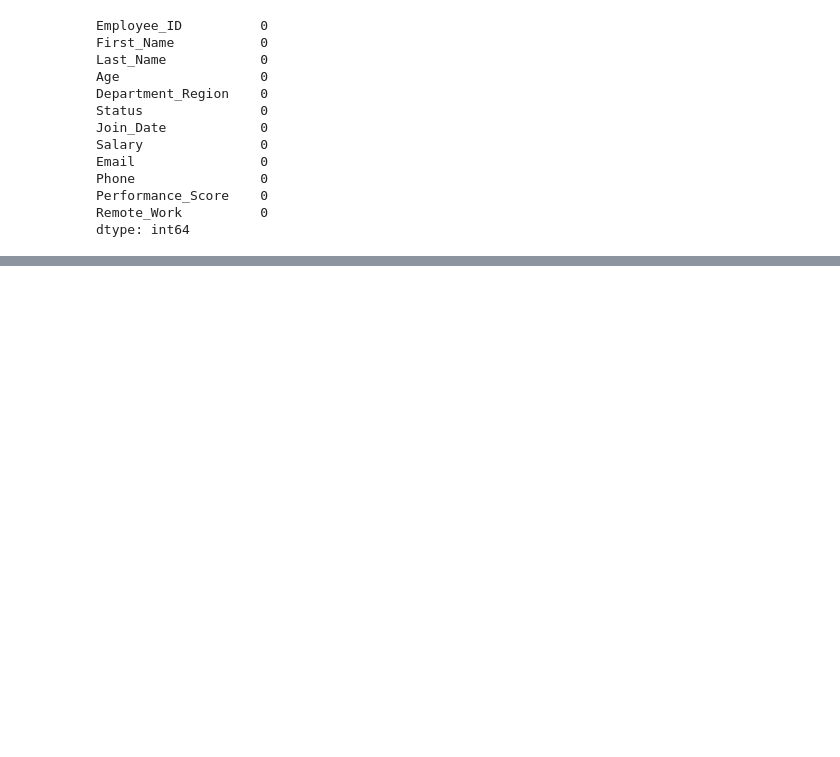
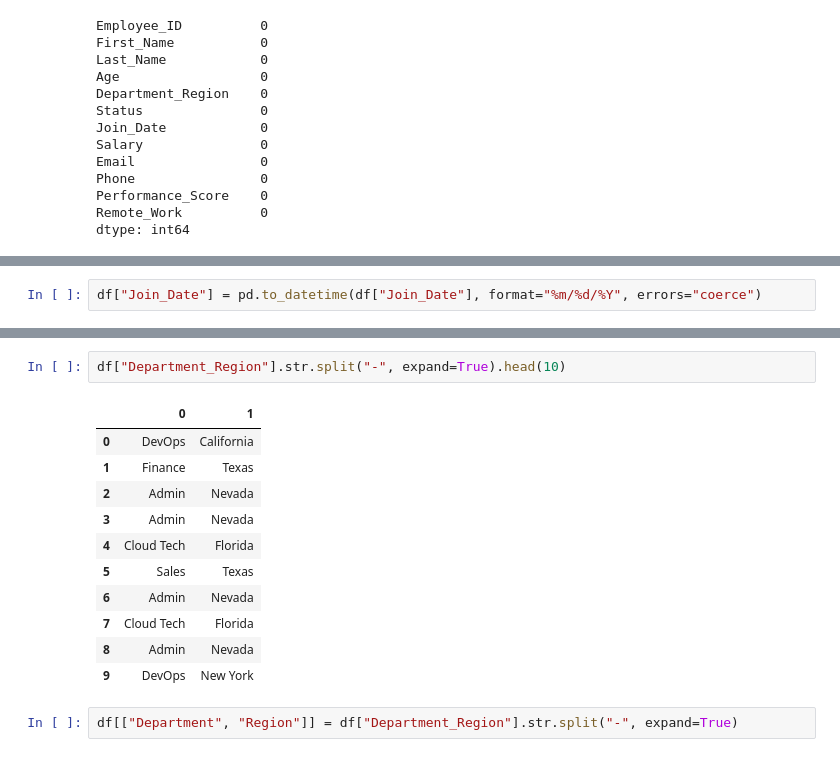
Before and after one commit to Omid-Zamzami/clean-csv-with-pandas, a Jupyter notebook: clean_data.ipynb, the cells around one changed output, grey strips where cells are left out. Cells and saved outputs as stored; diff of their text form; blank space fills up the shorter version.

```diff
--- a/clean_data.ipynb
+++ b/clean_data.ipynb
@@ -261,0 +273,2 @@ dtype: int64
+# %%
+df["Join_Date"] = pd.to_datetime(df["Join_Date"], format="%m/%d/%Y", errors="coerce")
@@ -261,0 +392,16 @@ dtype: int64
+# %%
+df["Department_Region"].str.split("-", expand=True).head(10)
+# %% [output]
+|  | 0 | 1 |
+| 0 | DevOps | California |
+| 1 | Finance | Texas |
+| 2 | Admin | Nevada |
+| 3 | Admin | Nevada |
+| 4 | Cloud Tech | Florida |
+| 5 | Sales | Texas |
+| 6 | Admin | Nevada |
+| 7 | Cloud Tech | Florida |
+| 8 | Admin | Nevada |
+| 9 | DevOps | New York |
+# %%
+df[["Department", "Region"]] = df["Department_Region"].str.split("-", expand=True)
```
Also changed, not shown: parts of 25 cells of this notebook.
